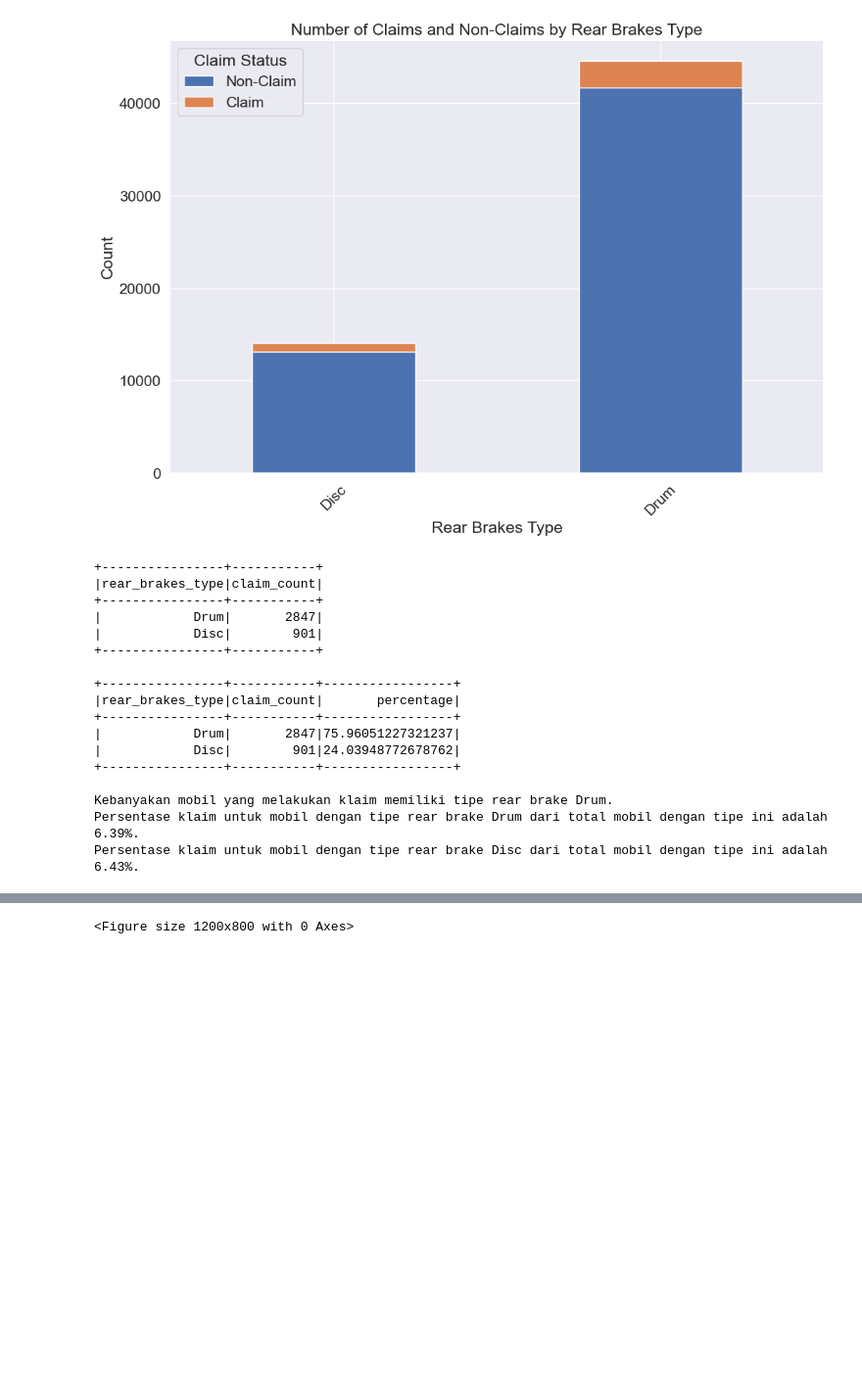
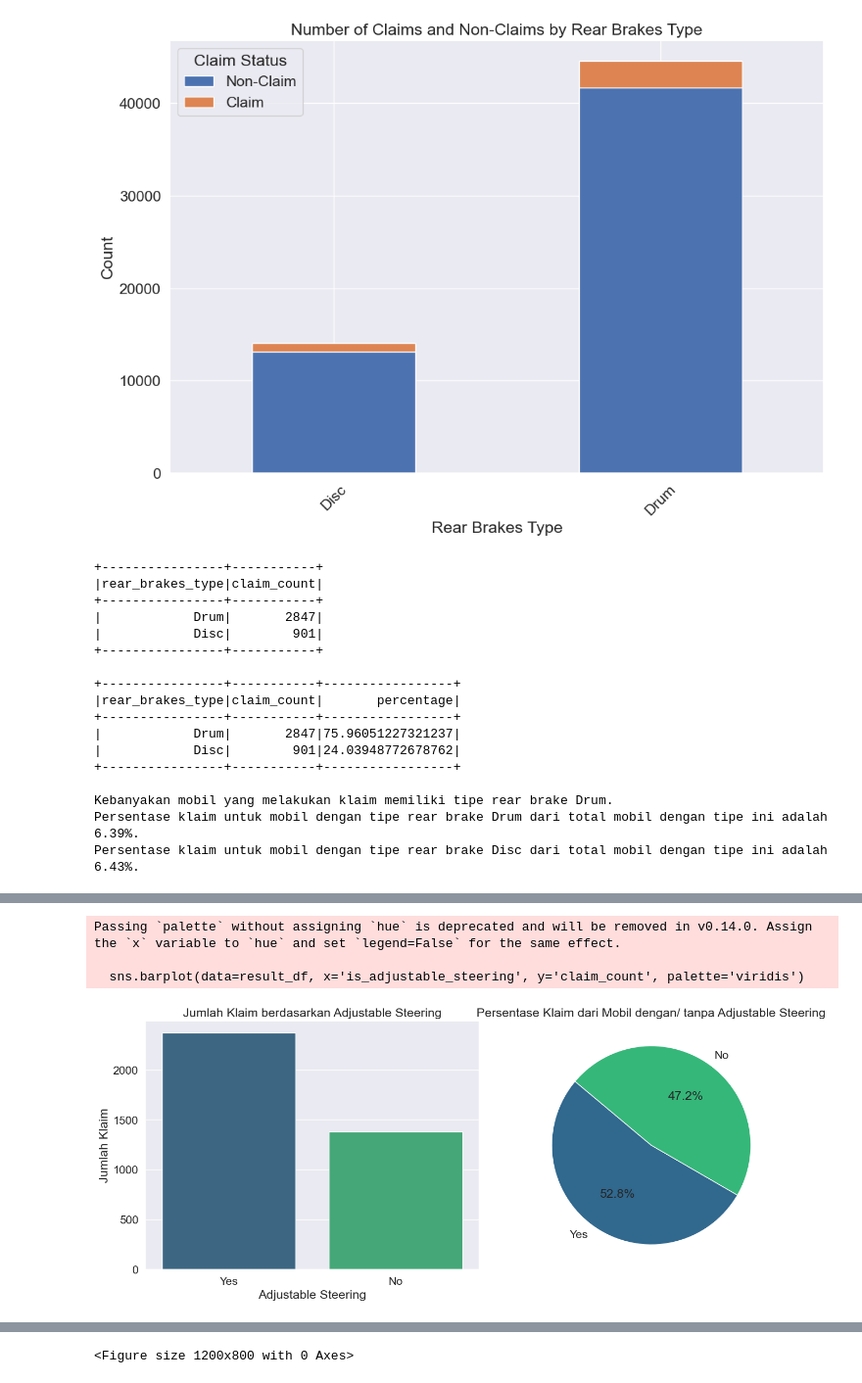
Before and after one commit to evlynEl/BigData, a Jupyter notebook: Projek.ipynb, the cells around one changed output, grey strips where cells are left out. Shown at 98% size. Saved outputs shown, nothing was run; the diff lists cells and outputs as text; code cells hidden in the pictures; blank space fills up the shorter version.

```diff
--- a/Projek.ipynb
+++ b/Projek.ipynb
@@ -435,0 +464,72 @@ Kebanyakan mobil yang melakukan klaim tidak mempunyai adjustable steering.
+# %%
+# Filter DataFrame untuk klaim
+df_claims = df.filter(col("is_claim") == 1)
+
+df_grouped = df_claims.groupBy("is_adjustable_steering").agg(count("*").alias("claim_count"))
+df_grouped.show()
+
+total_claims = df_claims.count()
+
+df_with_percentage = df_grouped.withColumn("percentage", (col("claim_count") / total_claims) * 100)
+df_with_percentage.show()
+
+adjustable_steering_claims = df_claims.filter(col("is_adjustable_steering") == 'Yes').count()
+no_adjustable_steering_claims = df_claims.filter(col("is_adjustable_steering") == 'No').count()
+
+if adjustable_steering_claims > no_adjustable_steering_claims:
+    print("Kebanyakan mobil yang melakukan klaim mempunyai adjustable steering.")
+else:
+    print("Kebanyakan mobil yang melakukan klaim tidak mempunyai adjustable steering.")
+
+total_yes_AS = df.filter(col("is_adjustable_steering") == 'Yes').count()
+total_no_AS = df.filter(col("is_adjustable_steering") == 'No').count()
+
+if total_yes_AS > 0:
+    adjustable_steering_claim_percentage = (adjustable_steering_claims / total_yes_AS) * 100
+    print(f"Persentase mobil dengan adjustable steering yang melakukan klaim adalah {adjustable_steering_claim_percentage:.2f}%.")
+else:
+    print("Tidak ada mobil dengan adjustable steering dalam dataset.")
+
+if total_no_AS > 0:
+    no_adjustable_steering_claim_percentage = (no_adjustable_steering_claims / total_no_AS) * 100
+    print(f"Persentase mobil tanpa adjustable steering yang melakukan klaim adalah {no_adjustable_steering_claim_percentage:.2f}%.")
+else:
+    print("Tidak ada mobil tanpa adjustable steering dalam dataset.")
+
+import pandas as pd
+import matplotlib.pyplot as plt
+import seaborn as sns
+
+# Konversi hasil perhitungan ke Pandas DataFrame untuk visualisasi
+result_data = {
+    'is_adjustable_steering': ['Yes', 'No'],
+    'total_cars': [total_yes_AS, total_no_AS],
+    'claim_count': [adjustable_steering_claims, no_adjustable_steering_claims],
+    'claim_percentage': [adjustable_steering_claim_percentage, no_adjustable_steering_claim_percentage]
+}
+
+result_df = pd.DataFrame(result_data)
+
+# Set plot size
+plt.figure(figsize=(14, 6))
+
+# Bar Plot: Jumlah klaim berdasarkan adjustable steering
+plt.subplot(1, 2, 1)  # 1 row, 2 columns, plot 1
+sns.barplot(data=result_df, x='is_adjustable_steering', y='claim_count', palette='viridis')
+plt.title('Jumlah Klaim berdasarkan Adjustable Steering')
+plt.xlabel('Adjustable Steering')
+plt.ylabel('Jumlah Klaim')
+
+# Pie Chart: Persentase klaim dari total mobil dengan/ tanpa adjustable steering
+plt.subplot(1, 2, 2)  # 1 row, 2 columns, plot 2
+labels = result_df['is_adjustable_steering']
+sizes = result_df['claim_percentage']
+colors = sns.color_palette('viridis', len(labels))
+
+plt.pie(sizes, labels=labels, colors=colors, autopct='%1.1f%%', startangle=140)
+plt.title('Persentase Klaim dari Mobil dengan/ tanpa Adjustable Steering')
+
+# Tampilkan plot
+plt.tight_layout()
+plt.show()
+# %% [output]
@@ -435,0 +553,4 @@ Kebanyakan mobil yang melakukan klaim tidak mempunyai adjustable steering.
+Passing `palette` without assigning `hue` is deprecated and will be removed in v0.14.0. Assign the `x` variable to `hue` and set `legend=False` for the same effect.
+
+  sns.barplot(data=result_df, x='is_adjustable_steering', y='claim_count', palette='viridis')
+[figure, added]
```
Also changed, not shown: parts of 6 cells of this notebook.
